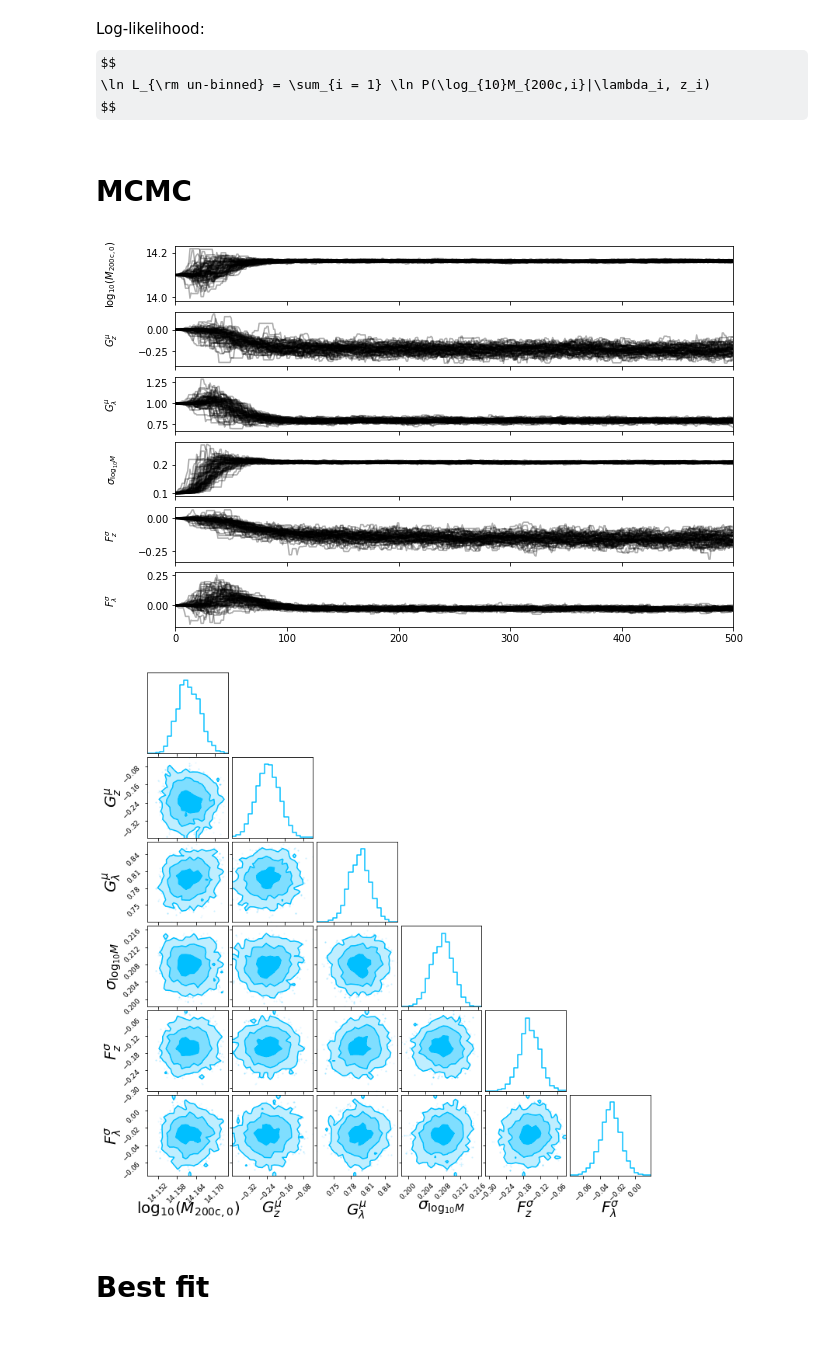
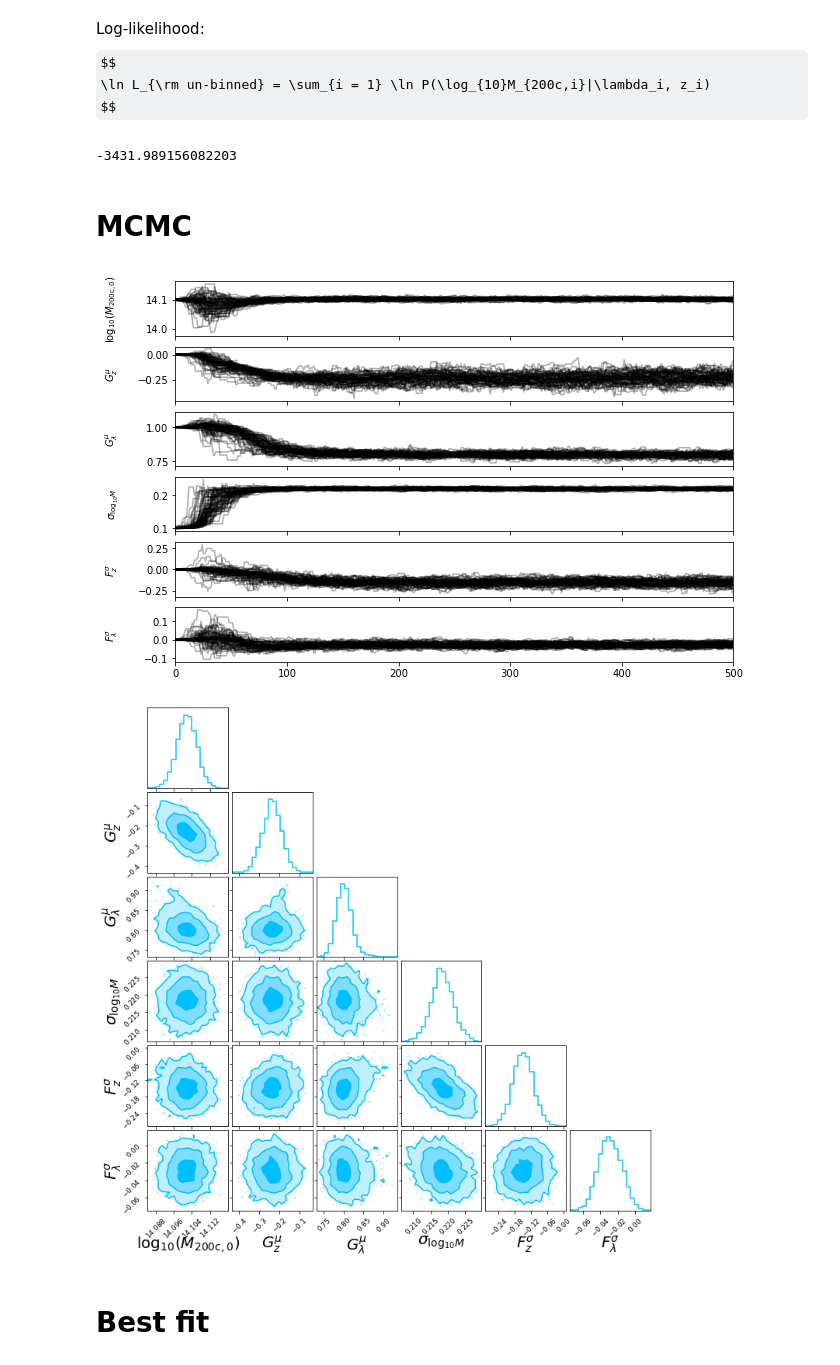
Before and after one commit to LSSTDESC/CLMassDC2, a Jupyter notebook: notebooks/DN2_true_unbinned_mass_richness_relation.ipynb, the cells around one changed output. Saved outputs shown, nothing was run; the diff lists cells and outputs as text; code cells hidden in the pictures; some formulas as TeX source.

```diff
--- a/notebooks/DN2_true_unbinned_mass_richness_relation.ipynb
+++ b/notebooks/DN2_true_unbinned_mass_richness_relation.ipynb
@@ -69,10 +59,23 @@ Log-likelihood:
 $$
 \ln L_{\rm un-binned} = \sum_{i = 1} \ln P(\log_{10}M_{200c,i}|\lambda_i, z_i)
 $$
+# %%
+WL_Mlambda = mass_richness.WL_Mass_Richness(logm=None, logm_err=None,
+                                             richness=None, richness_err=None,
+                                             z=None, z_err=None,
+                                             richness_individual=data_match['richness_RedMapper'],
+                                             z_individual=data_match['redshift_RedMapper'],
+                                             n_cluster_per_bin=None, weights_individual=None)
+WL_Mlambda.set_pivot_values(analysis.z0, analysis.richness0)
+# %%
+WL_Mlambda.logm_individual=logm200c
 # %%
 def lnL(theta):
-    p = P(data_mcmc, theta)
-    return np.sum(np.log(p))
+    return WL_Mlambda.lnLikelihood_individual_masses(logm200c, 10**logrichness, redshift, theta)
+# %%
+lnL([14.1,0.0,1,0.1,0.,0.])
+# %% [output]
+-3431.989156082203
 # %% [markdown]
 # MCMC
 # %%
@@ -92,9 +95,9 @@ for i in range(6):
     ax.set_ylabel(labels[i])
     ax.yaxis.set_label_coords(-0.1, 0.5)
 # %% [output]
-[figure, old version]
+[figure, new version]
 # %%
-flat_samples = sampler.get_chain(discard=300, thin=1,flat=True)
+flat_samples = sampler.get_chain(discard=0, thin=1,flat=True)
 # %%
 def mu_sigma_parameters(samples = None, labels = None):
     mu = {labels[i] : np.mean(samples[:,i]) for i in range(len(labels))}
@@ -103,28 +106,28 @@ def mu_sigma_parameters(samples = None, labels = None):
 # %%
 import corner
 sigma1 = 1. - np.exp(-(1./1.)**2/2.)
 sigma2 = 1. - np.exp(-(2./1.)**2/2.)
 sigma3 = 1. - np.exp(-(3./1.)**2/2.)
 bins = 20
 fig, axs = plt.subplots(len(labels), len(labels), figsize = (10,10))
 for i in range(len(labels)):
     for j in range(len(labels)):
         axs[i,j].tick_params(axis='both', which = 'major', labelsize= 9)
 fig = corner.corner(
-    flat_samples,
+    flat_samples[6000:],
     bins=bins, levels=(sigma1, sigma2, sigma3),
     fig = fig,
                         smooth1d=False,smooth=False,plot_datapoints=True,
                   fill_contours=True,labels = labels,
 
     color='deepskyblue',
     label_kwargs={"fontsize": 20},
                   use_math_text=True,
                         plot_density=False,
                         max_n_ticks = 5,
 );
 # %% [output]
-[figure, old version]
+[figure, new version]
 # %% [markdown]
 # Best fit
 # %%
```
Also changed, not shown: parts of 7 cells of this notebook, 18 other files.
